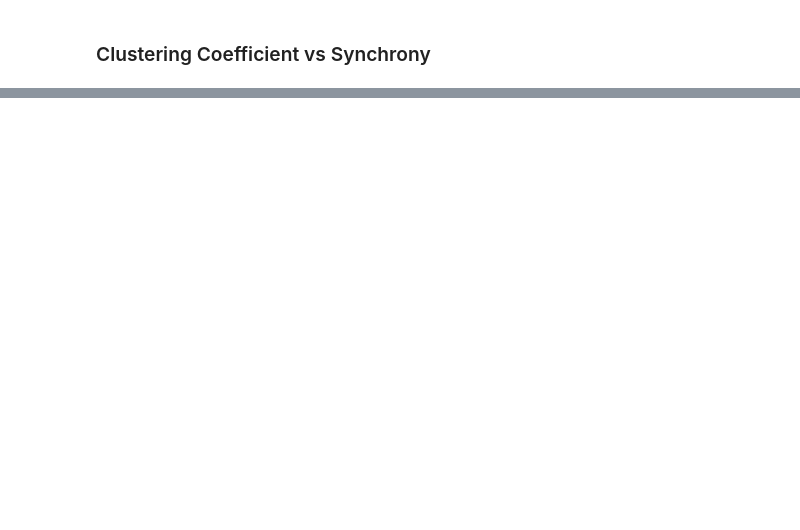
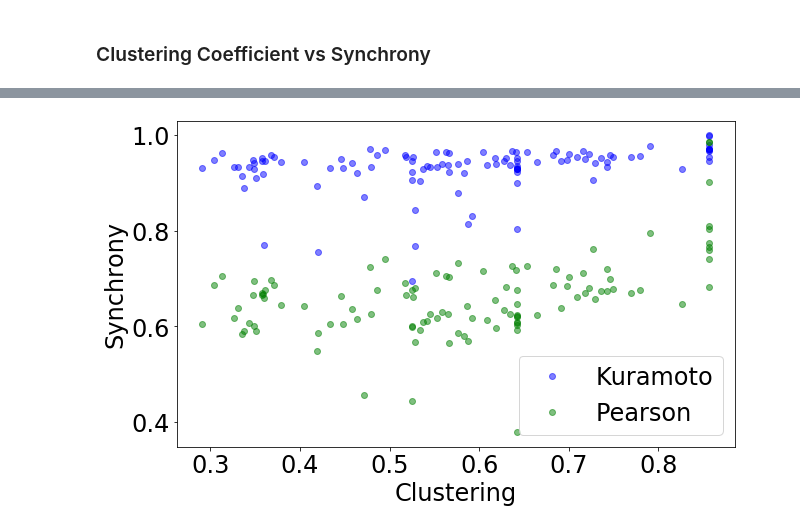
Before and after one commit to shawsa/CSCI_5352_Networks_Project, a Jupyter notebook: experiment01_ring_model.ipynb, the cells around one changed output, grey strips where cells are left out. Cells and saved outputs as stored; diff of their text form; code cells hidden in the pictures; blank space fills up the shorter version.

```diff
--- a/experiment01_ring_model.ipynb
+++ b/experiment01_ring_model.ipynb
@@ -293,0 +297,29 @@ plt.show()
+# %%
+N_index = results_key.index('N')
+variance_index = results_key.index('variance')
+radius_index = results_key.index('radius')
+kuramoto_index = results_key.index('kuramoto')
+pearson_index = results_key.index('pearson')
+mean_path_index = results_key.index('mean_path_length')
+clustering_coefficient_index = results_key.index('clustering_coefficient')
+def result_filter(result):
+    condition = result[N_index] <50 and \
+                result[variance_index] == 0 and \
+                result[radius_index] == 4
+    return condition
+
+kuramoto_list = [result[kuramoto_index] for result in results if result_filter(result)]
+pearson_list = [result[pearson_index] for result in results if result_filter(result)]
+mean_path_list = [result[mean_path_index] for result in results if result_filter(result)]
+clustering_coefficient_list = [result[clustering_coefficient_index] for result in results if result_filter(result)]
+# %%
+
+plt.figure(figsize=(10, 6))
+plt.plot(clustering_coefficient_list, kuramoto_list, 'bo', label='Kuramoto', alpha = .5)
+plt.plot(clustering_coefficient_list, pearson_list, 'go', label='Pearson', alpha = .5)
+plt.xlabel('Clustering')
+plt.ylabel('Synchrony')
+plt.legend()
+plt.show()
+# %% [output]
+[figure, added]
```
Also changed, not shown: parts of 5 cells of this notebook, 5 other files.
